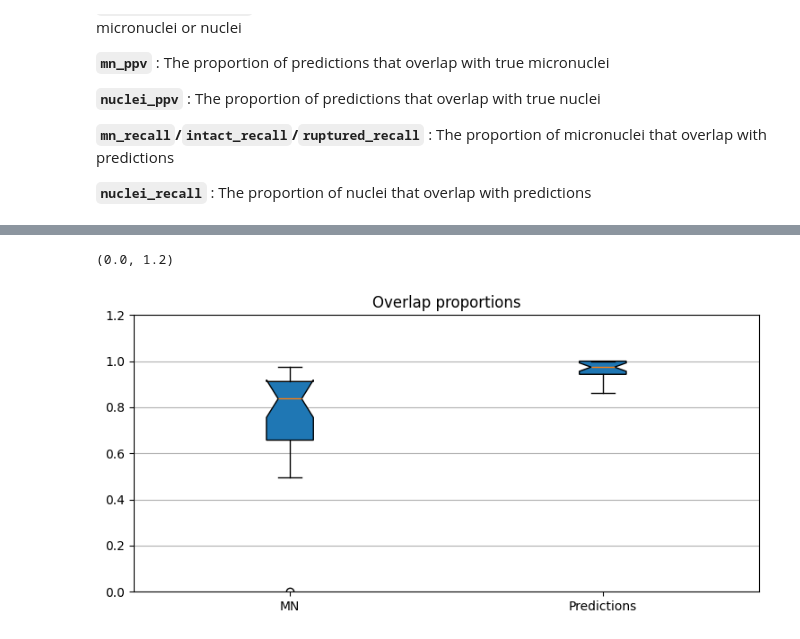
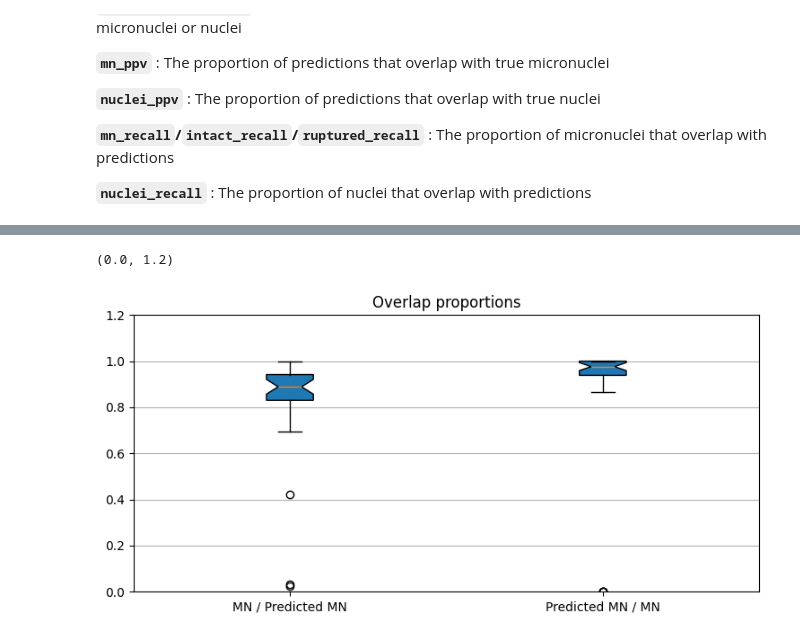
Before and after one commit to hatch-lab/mnfinder, a Jupyter notebook: quick-start.ipynb, the cells around one changed output, grey strips where cells are left out. Saved outputs shown, nothing was run; the diff lists cells and outputs as text; code cells hidden in the pictures.

```diff
--- a/quick-start.ipynb
+++ b/quick-start.ipynb
@@ -342,10 +308,10 @@ df
 # %%
 new_attention_model = MNClassifier.get_model('Attention', trained_model=m)
 # %%
-labels = new_attention_model.predict(img)
+new_labels, class_raw, _ = new_attention_model.predict(img, return_raw_output=True)
 f,ax = plt.subplots(1,2, figsize=(14,10))
-ax[0].imshow(label2rgb(labels[...,0], img))
+ax[0].imshow(label2rgb(new_labels[...,0], img))
 ax[0].set_title("Nuclei")
-ax[1].imshow(label2rgb((labels[...,0]+labels[...,1]), img))
-ax[1].set_title("Nuclei with associated MN")
+ax[1].imshow(label2rgb(new_labels[...,2], img))
+ax[1].set_title("MN")
 # %% [output]
@@ -355,13 +321,14 @@ ax[1].set_title("Nuclei with associated MN")
 ## Evaluating predictions
 MNFinder can evaluate predictions based on ground truth masks
 # %%
-mn_mask_path = (MNClassifier.testing_root / "mn_masks/MAX_2022-12-29 ATF3 tilescan.lif - BAY.png")
-nucleus_mask_path = (MNClassifier.testing_root / "nucleus_masks/MAX_2022-12-29 ATF3 tilescan.lif - BAY.png")
+from mnfinder import TrainingDataGenerator
+mn_mask_path = (MNClassifier.testing_root / "2023-05-31_misc/mn_masks/MAX_2022-12-29 ATF3 tilescan.lif - BAY.png")
+nucleus_mask_path = (MNClassifier.testing_root / "2023-05-31_misc/nucleus_masks/MAX_2022-12-29 ATF3 tilescan.lif - BAY.png")
 mn_mask = np.asarray(Image.open(mn_mask_path))
 nucleus_mask = np.asarray(Image.open(nucleus_mask_path))
 
 ground_truth = TrainingDataGenerator.get_full_mask(nucleus_mask, mn_mask)
-mn_df, nuc_df, pred_mn_df, pred_nuc_df, summary_df = MNClassifier.eval_mn_prediction(full_mask, labels)
+mn_df, nuc_df, pred_mn_df, pred_nuc_df, summary_df = MNClassifier.eval_mn_prediction(ground_truth, labels)
 # %% [markdown]
 ### Micronucleus information
 **`mn_id`**
@@ -551,25 +555,25 @@ summary_df
 # %%
 fig, ax = plt.subplots(nrows=1, ncols=1, figsize=(9, 4))
 
 # Equalize number of prediction and true segment arrays
 found_mn = mn_df['proportion_segmented'].loc[mn_df['found']]
-true_pred = pred_df['proportion_true'].loc[pred_df['exists']]
+true_pred = pred_mn_df['proportion_true'].loc[pred_mn_df['exists']]
 longest = np.max([ len(found_mn), len(true_pred) ])
 mn_pad = longest-len(found_mn)
 pred_pad = longest-len(true_pred)
 all_data = [
     np.pad(found_mn, (0,mn_pad), 'empty'),
     np.pad(true_pred, (0,pred_pad), 'empty')
 ]
 
 bplot2 = ax.boxplot(all_data,
                      notch=True,  # notch shape
                      vert=True,  # vertical box alignment
                      patch_artist=True,  # fill with color
-                     labels=['MN','Predictions'])  # will be used to label x-ticks
+                     labels=['MN / Predicted MN','Predicted MN / MN'])  # will be used to label x-ticks
 ax.set_title('Overlap proportions')
 ax.yaxis.grid(True)
 ax.set_ylim(0,1.2)
 # %% [output]
 (0.0, 1.2)
-[figure, old version]
+[figure, new version]
```
Also changed, not shown: parts of 27 cells of this notebook, 2 other files.
